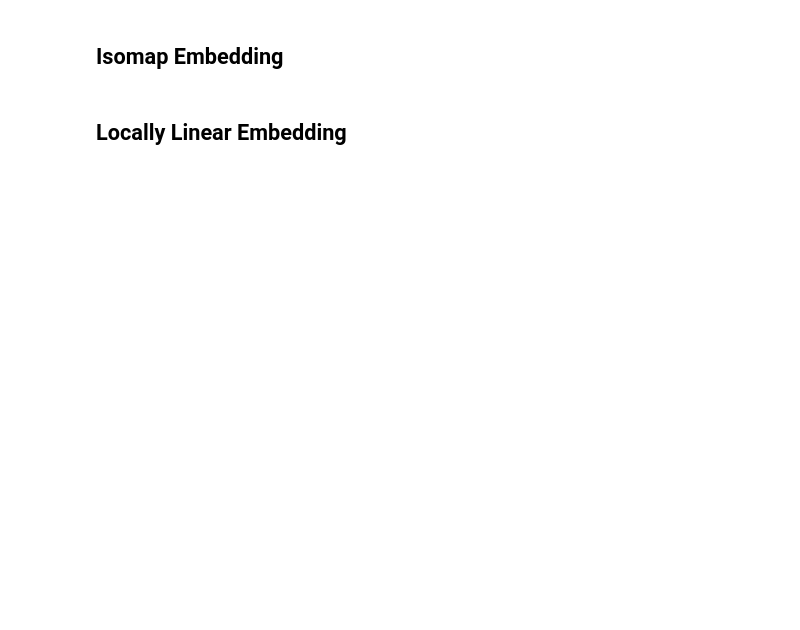
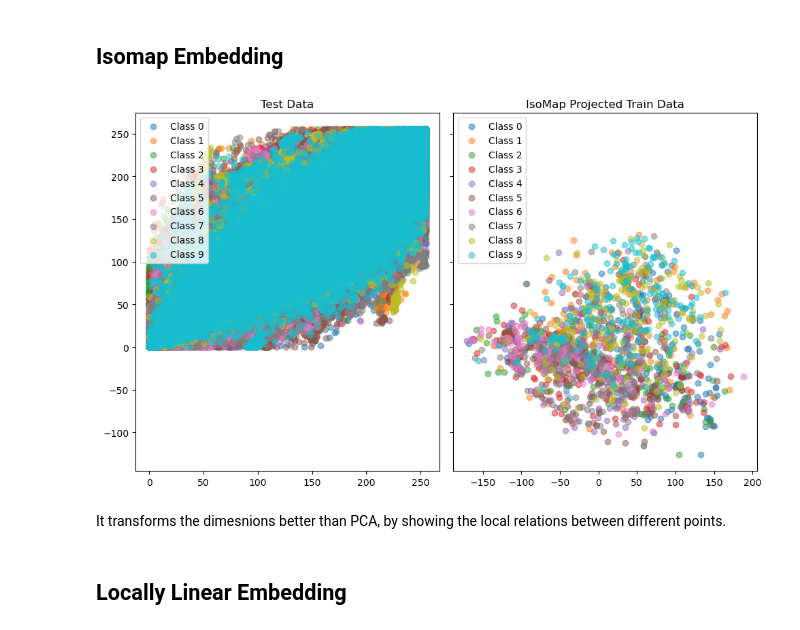
Before and after one commit to DataScienceAndEngineering/hw5-problem-1-2d-embedding-of-the-cifar-10-Abhinagit24, a Jupyter notebook: dsei2100s24hw5p1.ipynb, the cells around one changed output. Cells and saved outputs as stored; diff of their text form; code cells hidden in the pictures; blank space fills up the shorter version.

```diff
--- a/dsei2100s24hw5p1.ipynb
+++ b/dsei2100s24hw5p1.ipynb
@@ -58,5 +101,38 @@ X_test.shape,y_test.shape
 # %% [markdown]
 ## Isomap Embedding
+# %%
+# defining Isomap embedding
+from sklearn.manifold import Isomap
+imap = Isomap(n_components=2)
+X_imap = imap.fit_transform(X_train_SS[:2000])
+# %%
+# Create a colormap with 10 discrete colors
+colors = plt.cm.get_cmap('tab10', 10)
+
+fig, (ax1, ax2) = plt.subplots(1, 2, figsize=(10, 6), sharey=True)
+
+# Plot test data colored by class labels
+for i in range(10):
+    indices = y_test.flatten() == i
+    ax1.scatter(X_test[indices, 0], X_test[indices, 1], color=colors(i), label=f'Class {i}', alpha=0.5)
+
+# Plot train data (Isomap) colored by class labels
+for i in range(10):
+    indices = y_train.flatten()[:2000] == i
+    ax2.scatter(X_imap[indices, 0], X_imap[indices, 1], color=colors(i), label=f'Class {i}', alpha=0.5)
+
+# Add legends and title
+ax1.legend(loc='upper left')
+ax2.legend(loc='upper left')
+ax1.set_title('Test Data')
+ax2.set_title('IsoMap Projected Train Data')
+plt.tight_layout()
+
+plt.show()
+# %% [output]
+[figure, added]
+# %% [markdown]
+  It transforms the dimesnions better than PCA, by showing the local relations between different points.
 # %% [markdown]
 ## Locally Linear Embedding
 # %%
```
Also changed, not shown: parts of 34 cells of this notebook.
